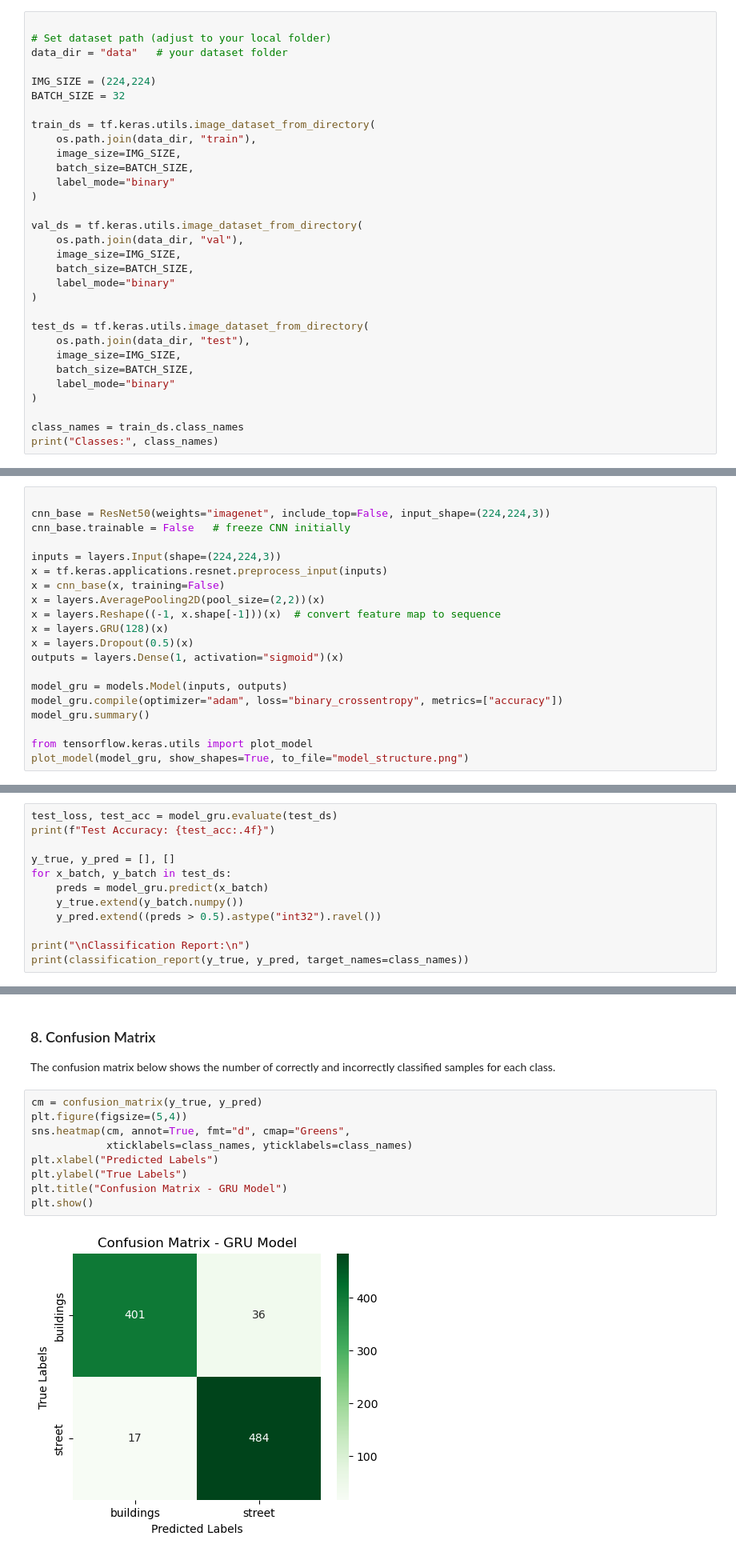
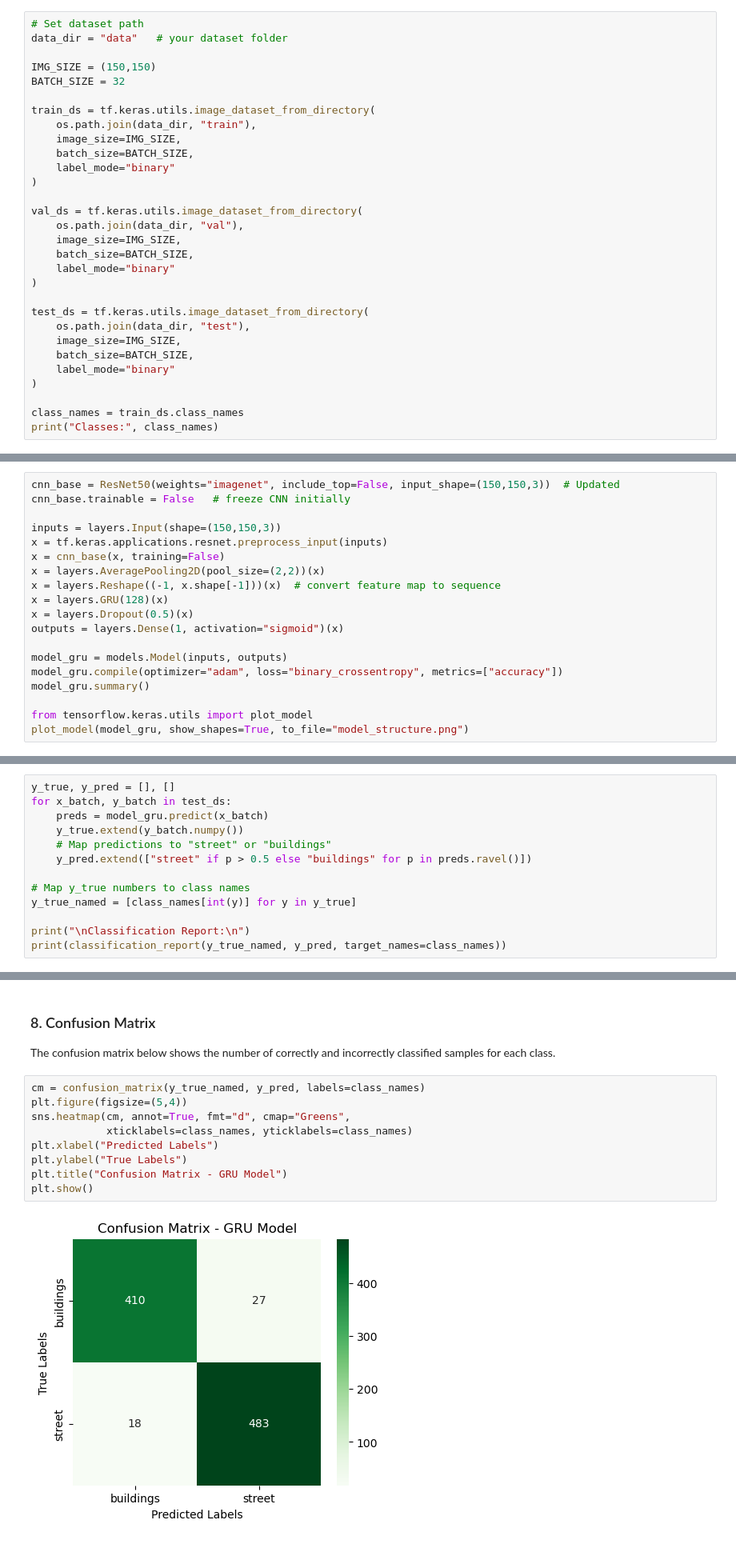
Before and after one commit to KavindaKGD/DL_Final_Assignment, a Jupyter notebook: GRU_Model.ipynb, the cells around one changed output, grey strips where cells are left out. Shown at 80% size. Cells and saved outputs as stored; diff of their text form.

Commit message:
Updated GRU notebook and Keras model

```diff
--- a/GRU_Model.ipynb
+++ b/GRU_Model.ipynb
@@ -23,9 +23,8 @@ The dataset is divided into training, validation, and test sets. Each image is r
 # %%
-
-# Set dataset path (adjust to your local folder)
+# Set dataset path
 data_dir = "data"   # your dataset folder
 
-IMG_SIZE = (224,224)
+IMG_SIZE = (150,150)
 BATCH_SIZE = 32
 
 train_ds = tf.keras.utils.image_dataset_from_directory(
@@ -98,11 +97,10 @@ I use the pre-trained **ResNet50** model (trained on ImageNet) as a feature extr
 The extracted feature maps are reshaped into sequences and passed into a **GRU layer** (128 units) to capture sequential dependencies.
 Finally, a dense layer with sigmoid activation performs binary classification.
 # %%
-
-cnn_base = ResNet50(weights="imagenet", include_top=False, input_shape=(224,224,3))
+cnn_base = ResNet50(weights="imagenet", include_top=False, input_shape=(150,150,3))  # Updated
 cnn_base.trainable = False   # freeze CNN initially
 
-inputs = layers.Input(shape=(224,224,3))
+inputs = layers.Input(shape=(150,150,3))
 x = tf.keras.applications.resnet.preprocess_input(inputs)
 x = cnn_base(x, training=False)
 x = layers.AveragePooling2D(pool_size=(2,2))(x)
@@ -190,15 +188,3 @@ plt.show()
 # %% [markdown]
 ### 7. Model Evaluation on Test Data
 The model is evaluated on unseen test data to measure generalization performance. I calculate the classification report and confusion matrix.
-# %%
-test_loss, test_acc = model_gru.evaluate(test_ds)
-print(f"Test Accuracy: {test_acc:.4f}")
-
-y_true, y_pred = [], []
-for x_batch, y_batch in test_ds:
-    preds = model_gru.predict(x_batch)
-    y_true.extend(y_batch.numpy())
-    y_pred.extend((preds > 0.5).astype("int32").ravel())
-
-print("\nClassification Report:\n")
-print(classification_report(y_true, y_pred, target_names=class_names))
@@ -222,0 +197,13 @@ weighted avg       0.94      0.94      0.94       938
+# %%
+y_true, y_pred = [], []
+for x_batch, y_batch in test_ds:
+    preds = model_gru.predict(x_batch)
+    y_true.extend(y_batch.numpy())
+    # Map predictions to "street" or "buildings"
+    y_pred.extend(["street" if p > 0.5 else "buildings" for p in preds.ravel()])
+
+# Map y_true numbers to class names
+y_true_named = [class_names[int(y)] for y in y_true]
+
+print("\nClassification Report:\n")
+print(classification_report(y_true_named, y_pred, target_names=class_names))
@@ -224,16 +229,16 @@ weighted avg       0.94      0.94      0.94       938
 ### 8. Confusion Matrix
 The confusion matrix below shows the number of correctly and incorrectly classified samples for each class.
 # %%
-cm = confusion_matrix(y_true, y_pred)
+cm = confusion_matrix(y_true_named, y_pred, labels=class_names)
 plt.figure(figsize=(5,4))
 sns.heatmap(cm, annot=True, fmt="d", cmap="Greens",
             xticklabels=class_names, yticklabels=class_names)
 plt.xlabel("Predicted Labels")
 plt.ylabel("True Labels")
 plt.title("Confusion Matrix - GRU Model")
 plt.show()
 # %% [output]
-[figure, old version]
+[figure, new version]
 # %% [markdown]
 ### 9. Model Saving
 # %%
```
Also changed, not shown: parts of 11 cells of this notebook, 1 other file.
